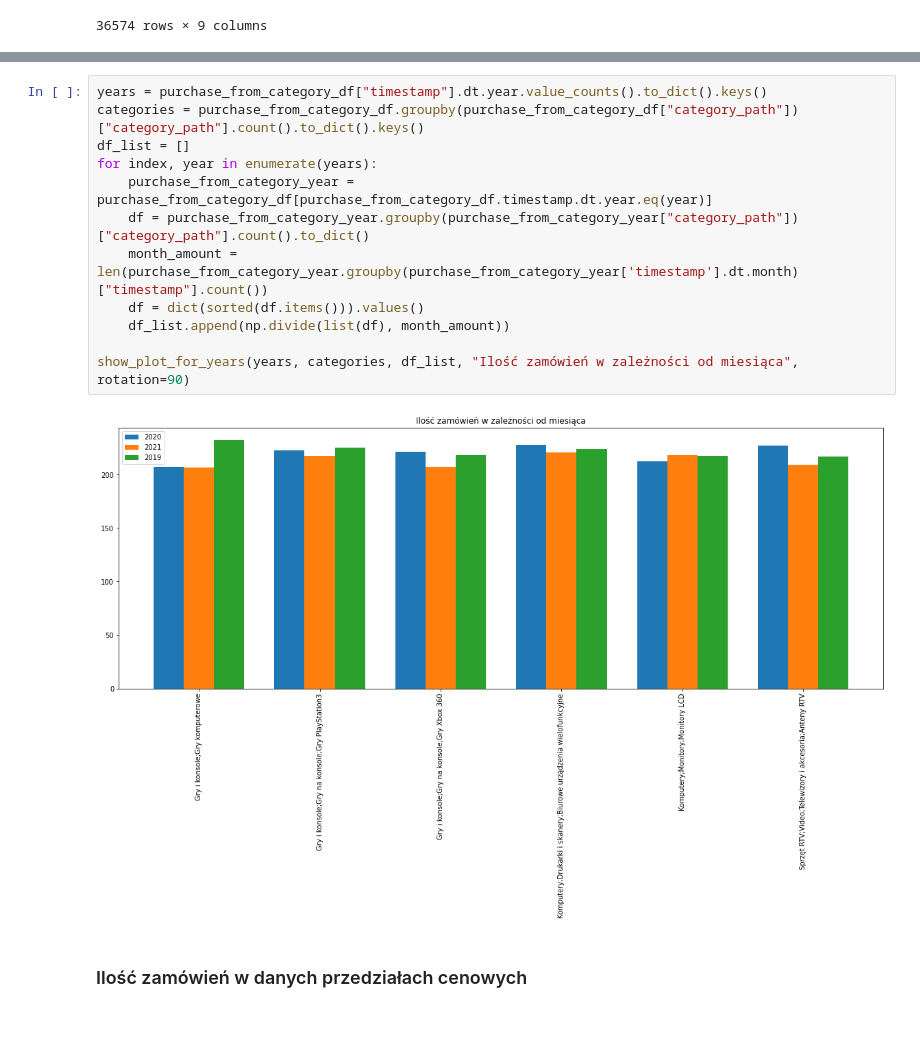
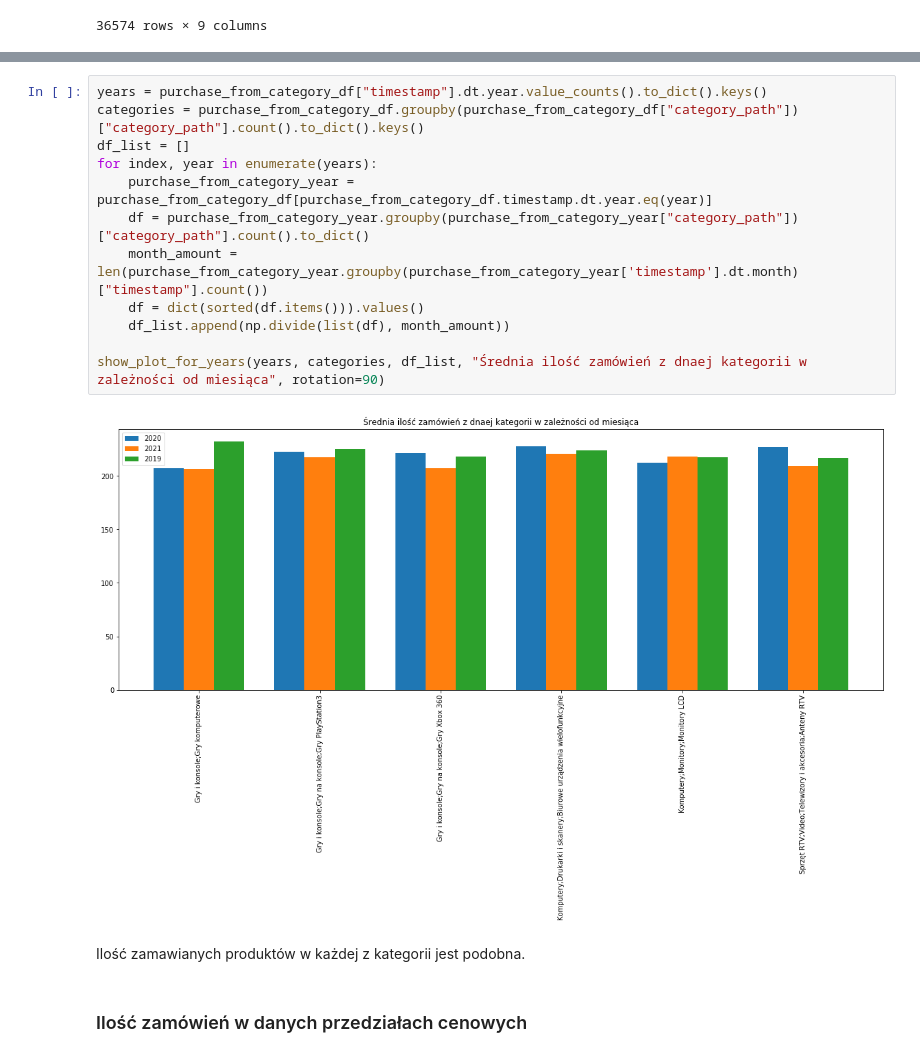
Before and after one commit to Rolkarolka/Delivery-optimization, a Jupyter notebook: notebooks/data_analysis.ipynb, the cells around one changed output, grey strips where cells are left out. Saved outputs shown, nothing was run; the diff lists cells and outputs as text; blank space fills up the shorter version.

Commit message:
DO-3|add new plots

```diff
--- a/notebooks/data_analysis.ipynb
+++ b/notebooks/data_analysis.ipynb
@@ -163,17 +165,19 @@ purchase_from_category_df.groupby(purchase_from_category_df["category_path"])["c
 # %%
 years = purchase_from_category_df["timestamp"].dt.year.value_counts().to_dict().keys()
 categories = purchase_from_category_df.groupby(purchase_from_category_df["category_path"])["category_path"].count().to_dict().keys()
 df_list = []
 for index, year in enumerate(years):
     purchase_from_category_year = purchase_from_category_df[purchase_from_category_df.timestamp.dt.year.eq(year)]
     df = purchase_from_category_year.groupby(purchase_from_category_year["category_path"])["category_path"].count().to_dict()
     month_amount = len(purchase_from_category_year.groupby(purchase_from_category_year['timestamp'].dt.month)["timestamp"].count())
     df = dict(sorted(df.items())).values()
     df_list.append(np.divide(list(df), month_amount))
 
-show_plot_for_years(years, categories, df_list, "Ilość zamówień w zależności od miesiąca", rotation=90)
+show_plot_for_years(years, categories, df_list, "Średnia ilość zamówień z dnaej kategorii w zależności od miesiąca", rotation=90)
 # %% [output]
-[figure, old version]
+[figure, new version]
+# %% [markdown]
+Ilość zamawianych produktów w każdej z kategorii jest podobna.
 # %% [markdown]
 ### Ilość zamówień w danych przedziałach cenowych
 # %%
```
Also changed, not shown: parts of 16 cells of this notebook.
